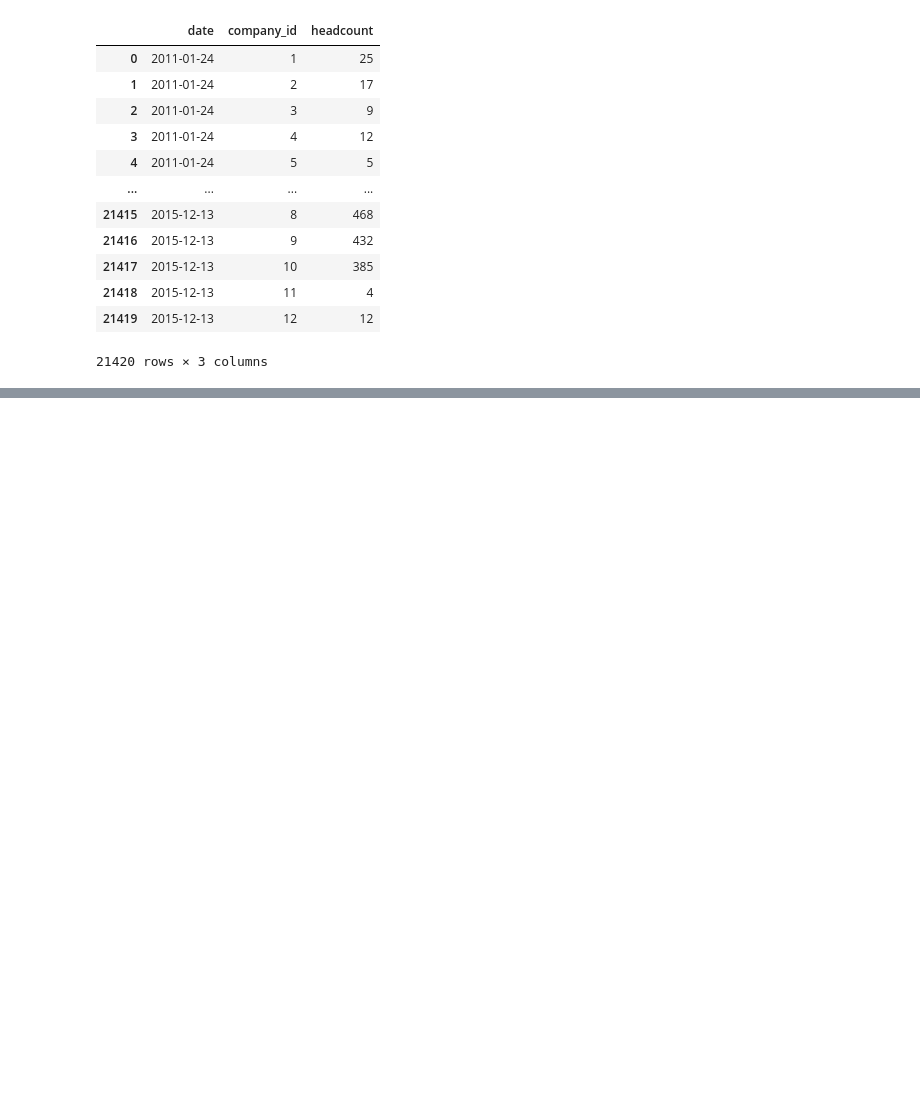
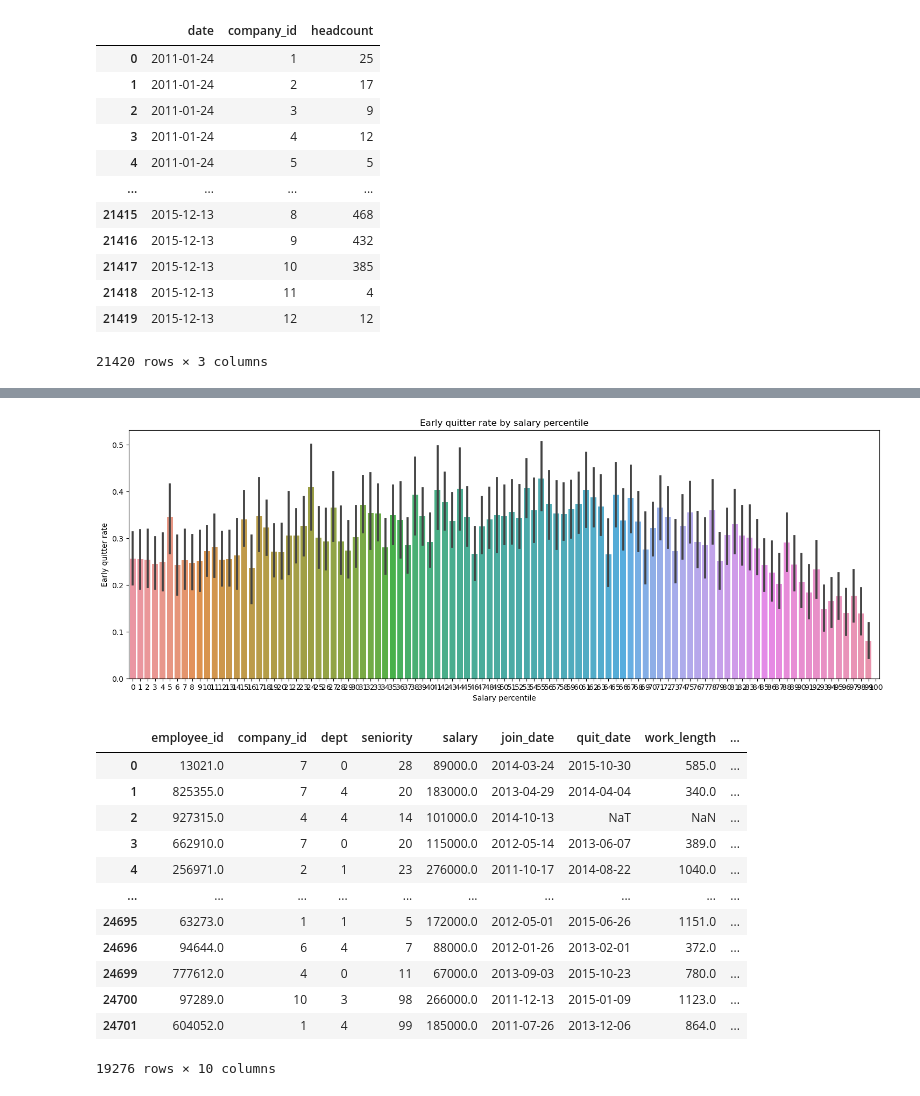
Before and after one commit to hxycorn/DS-Take-Home-Challenge, a Jupyter notebook: 3_Employee_Retention.ipynb, the cells around one changed output, grey strips where cells are left out. Saved outputs shown, nothing was run; the diff lists cells and outputs as text; code cells hidden in the pictures; blank space fills up the shorter version.

```diff
--- a/3_Employee_Retention.ipynb
+++ b/3_Employee_Retention.ipynb
@@ -115,0 +152,12 @@ df_headcount
+# %%
+# feature engineer a binary variable for early quitters who quit within 13 months
+
+# get the subset of employees who joined at least 13 months before 2015-12-13
+stop_date = pd.to_datetime('2015-12-13') - pd.DateOffset(months=13)
+df_subset = df[df['join_date']<stop_date]
+
+# create a new binary class column for early quitters
+df_subset['work_length'] = (df_subset['quit_date'] - df_subset['join_date']).dt.days
+df_subset['early_quitter'] = df_subset['work_length'].apply(lambda x: 1 if x is not np.nan and x<=(365+31) else 0)
+
+df_subset
@@ -115,0 +178,9 @@ df_headcount
+# %%
+# label encoding for categorical variables
+from sklearn.preprocessing import LabelEncoder
+le = LabelEncoder()
+df_subset['dept'] = le.fit_transform(df_subset['dept'])
+
+train_X = df_subset[['company_id', 'dept', 'seniority', 'salary']]
+train_y = df_subset['early_quitter']
+train_X
@@ -115,0 +241,27 @@ df_headcount
+# %%
+# plot the early quitter rate by salary percentile
+df_subset['salary_percentile'] = df_subset['salary'].rank(pct=True)
+df_subset['salary_percentile'] = df_subset['salary_percentile'].apply(lambda x: int(x*100))
+
+plt.figure(figsize=(18,6))
+sns.barplot(x='salary_percentile', y='early_quitter', data=df_subset, )
+plt.title('Early quitter rate by salary percentile')
+plt.xlabel('Salary percentile')
+plt.ylabel('Early quitter rate')
+plt.show()
+df_subset
+# %% [output]
+[figure, added]
+|  | employee_id | company_id | dept | seniority | salary | join_date | quit_date | work_length | ... |
+| 0 | 13021.0 | 7 | 0 | 28 | 89000.0 | 2014-03-24 | 2015-10-30 | 585.0 | ... |
+| 1 | 825355.0 | 7 | 4 | 20 | 183000.0 | 2013-04-29 | 2014-04-04 | 340.0 | ... |
+| 2 | 927315.0 | 4 | 4 | 14 | 101000.0 | 2014-10-13 | NaT | NaN | ... |
+| 3 | 662910.0 | 7 | 0 | 20 | 115000.0 | 2012-05-14 | 2013-06-07 | 389.0 | ... |
+| 4 | 256971.0 | 2 | 1 | 23 | 276000.0 | 2011-10-17 | 2014-08-22 | 1040.0 | ... |
+| ... | ... | ... | ... | ... | ... | ... | ... | ... | ... |
+| 24695 | 63273.0 | 1 | 1 | 5 | 172000.0 | 2012-05-01 | 2015-06-26 | 1151.0 | ... |
+| 24696 | 94644.0 | 6 | 4 | 7 | 88000.0 | 2012-01-26 | 2013-02-01 | 372.0 | ... |
+| 24699 | 777612.0 | 4 | 0 | 11 | 67000.0 | 2013-09-03 | 2015-10-23 | 780.0 | ... |
+| 24700 | 97289.0 | 10 | 3 | 98 | 266000.0 | 2011-12-13 | 2015-01-09 | 1123.0 | ... |
+| 24701 | 604052.0 | 1 | 4 | 99 | 185000.0 | 2011-07-26 | 2013-12-06 | 864.0 | ... |
+19276 rows × 10 columns
```
Also changed, not shown: parts of 13 cells of this notebook, 1 other file.
